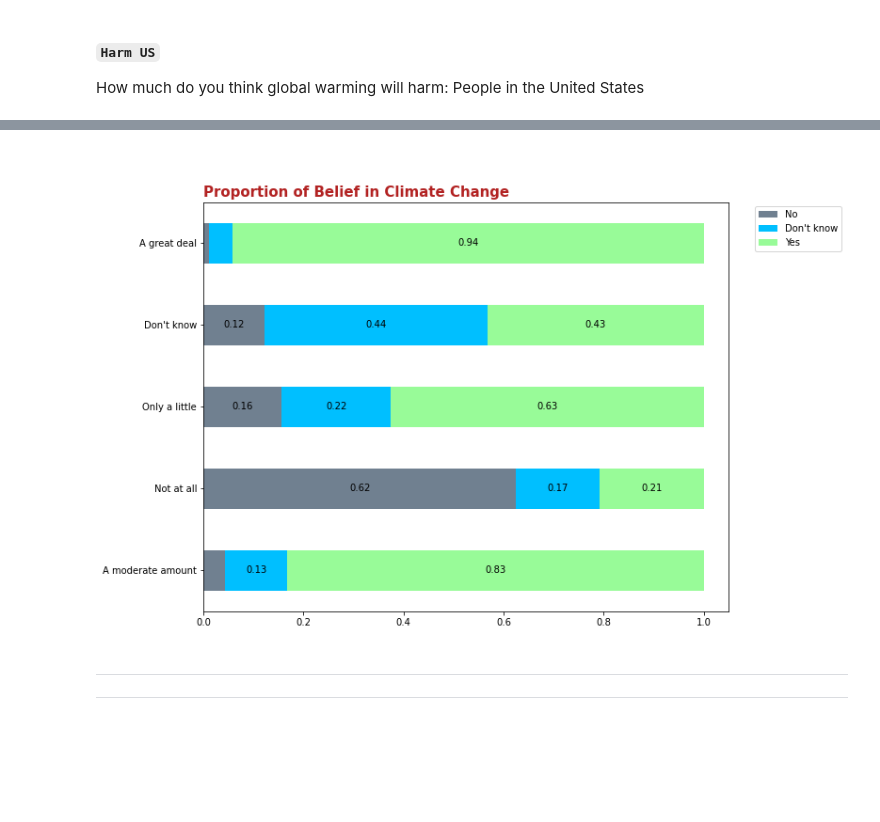
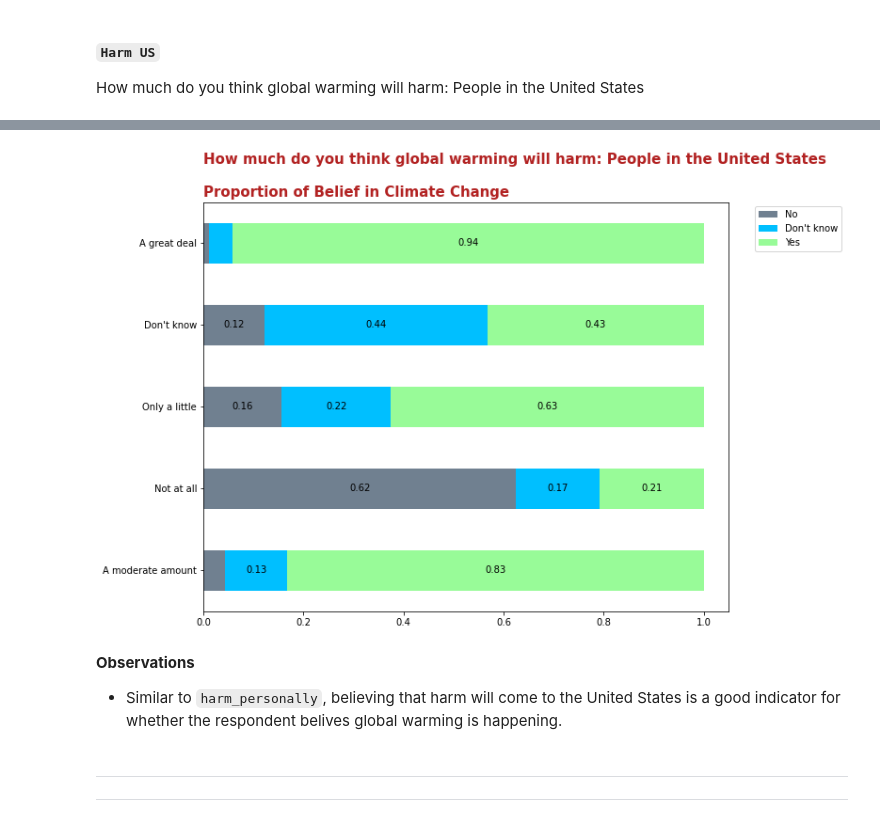
Before and after one commit to sabaiitj/Climate-Change-Survey, a Jupyter notebook: code/aggregate_eda.ipynb, the cells around one changed output, grey strips where cells are left out. Saved outputs shown, nothing was run; the diff lists cells and outputs as text; code cells hidden in the pictures; blank space fills up the shorter version.

```diff
--- a/code/aggregate_eda.ipynb
+++ b/code/aggregate_eda.ipynb
@@ -541,7 +541,10 @@ distgraph('harm_US',
 # %%
 propgraph('harm_US',
           df[~df.harm_US.isnull()].harm_US.unique(),
-          '')
+          'How much do you think global warming will harm: People in the United States')
 # %% [output]
-[figure, old version]
+[figure, new version]
+# %% [markdown]
+**Observations**
+  *  Similar to `harm_personally`, believing that harm will come to the United States is a good indicator for whether the respondent belives global warming is happening.
 # %%
```
Also changed, not shown: parts of 9 cells of this notebook.
